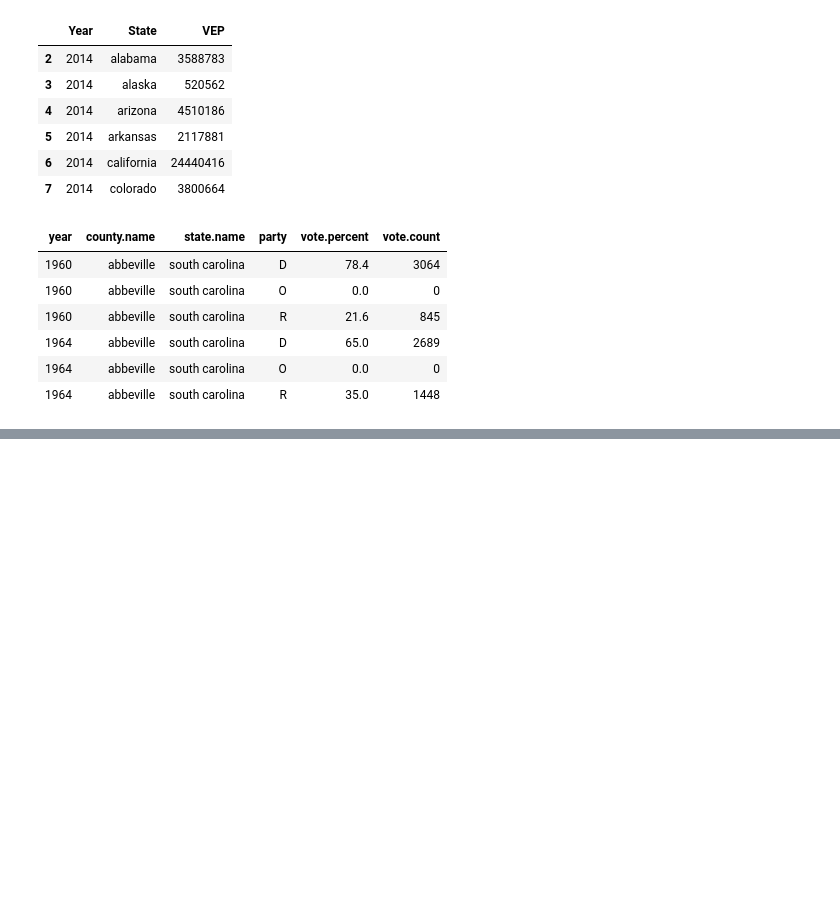
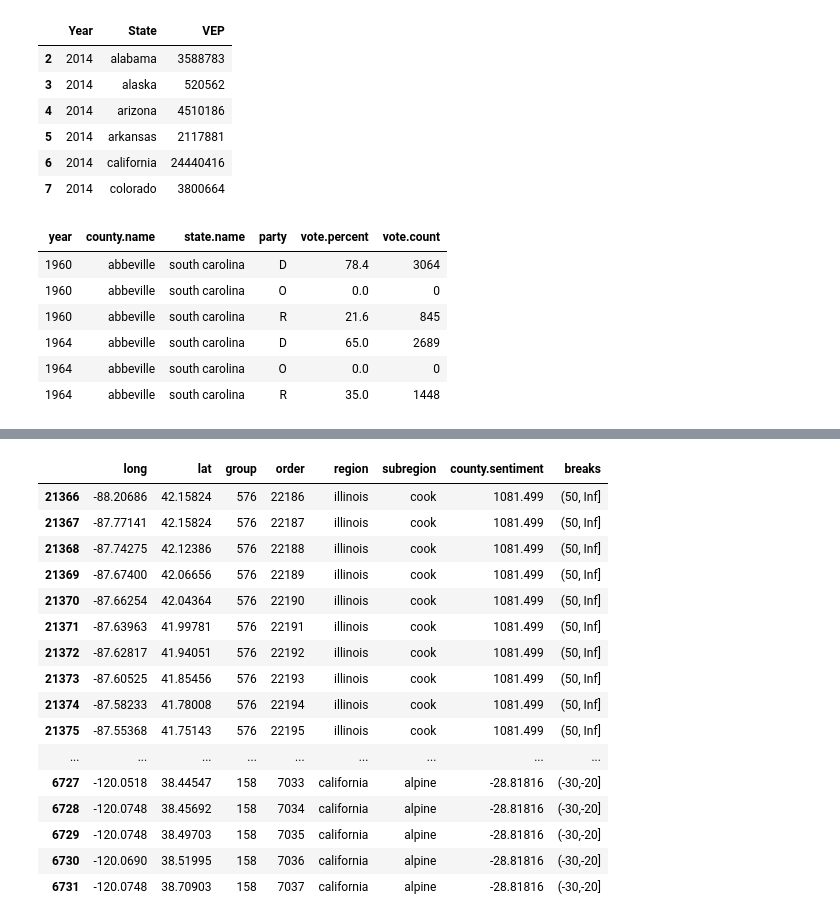
Before and after one commit to theMimsy/Blog---Sinclair-Broadcast-Group, a Jupyter notebook: Exploring_Election_Data.ipynb, the cells around one changed output, grey strips where cells are left out. Cells and saved outputs as stored; diff of their text form; code cells hidden in the pictures; blank space fills up the shorter version.

```diff
--- a/Exploring_Election_Data.ipynb
+++ b/Exploring_Election_Data.ipynb
@@ -146,3 +243,23 @@ head(spatial_data_df)
+# %%
+spatial_data_df[order(-spatial_data_df$county.sentiment), ]
+# %% [output]
+|  | long | lat | group | order | region | subregion | county.sentiment | breaks |
+| 21366 | -88.20686 | 42.15824 | 576 | 22186 | illinois | cook | 1081.499 | (50, Inf] |
+| 21367 | -87.77141 | 42.15824 | 576 | 22187 | illinois | cook | 1081.499 | (50, Inf] |
+| 21368 | -87.74275 | 42.12386 | 576 | 22188 | illinois | cook | 1081.499 | (50, Inf] |
+| 21369 | -87.67400 | 42.06656 | 576 | 22189 | illinois | cook | 1081.499 | (50, Inf] |
+| 21370 | -87.66254 | 42.04364 | 576 | 22190 | illinois | cook | 1081.499 | (50, Inf] |
+| 21371 | -87.63963 | 41.99781 | 576 | 22191 | illinois | cook | 1081.499 | (50, Inf] |
+| 21372 | -87.62817 | 41.94051 | 576 | 22192 | illinois | cook | 1081.499 | (50, Inf] |
+| 21373 | -87.60525 | 41.85456 | 576 | 22193 | illinois | cook | 1081.499 | (50, Inf] |
+| 21374 | -87.58233 | 41.78008 | 576 | 22194 | illinois | cook | 1081.499 | (50, Inf] |
+| 21375 | -87.55368 | 41.75143 | 576 | 22195 | illinois | cook | 1081.499 | (50, Inf] |
+| ... | ... | ... | ... | ... | ... | ... | ... | ... |
+| 6727 | -120.0518 | 38.44547 | 158 | 7033 | california | alpine | -28.81816 | (-30,-20] |
+| 6728 | -120.0748 | 38.45692 | 158 | 7034 | california | alpine | -28.81816 | (-30,-20] |
+| 6729 | -120.0748 | 38.49703 | 158 | 7035 | california | alpine | -28.81816 | (-30,-20] |
+| 6730 | -120.0690 | 38.51995 | 158 | 7036 | california | alpine | -28.81816 | (-30,-20] |
+| 6731 | -120.0748 | 38.70903 | 158 | 7037 | california | alpine | -28.81816 | (-30,-20] |
 # %%
 ggplot() +
     coord_map("albers", lat0 = 37.5, lat1 = 29.5) +
```
Also changed, not shown: parts of 14 cells of this notebook.
